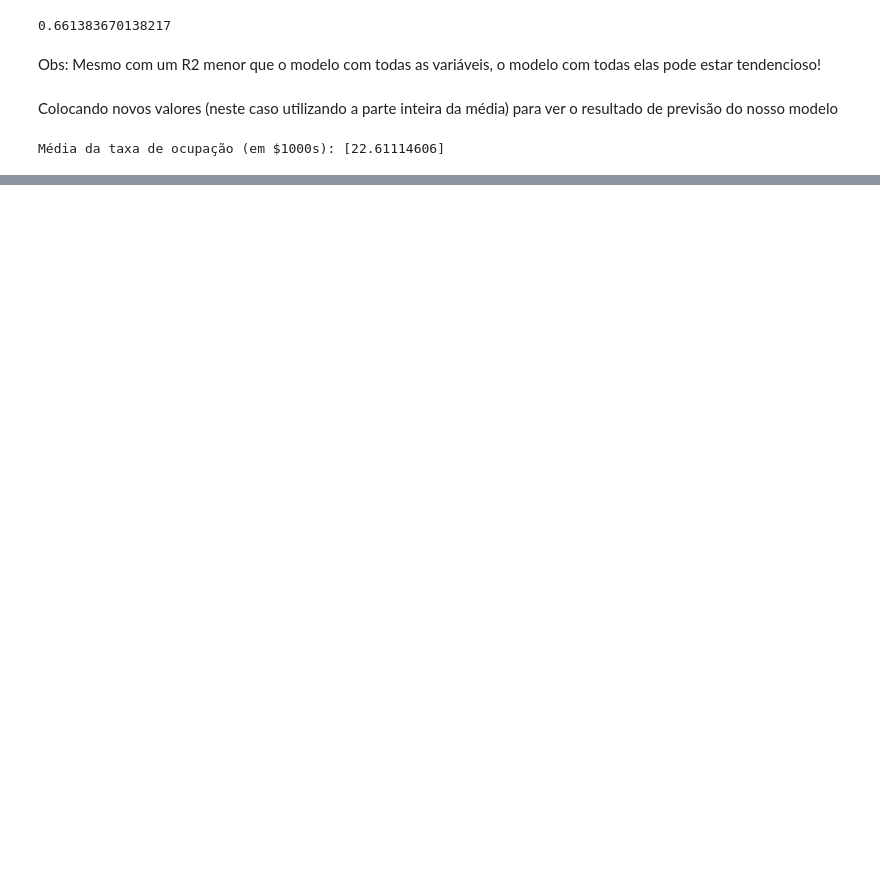
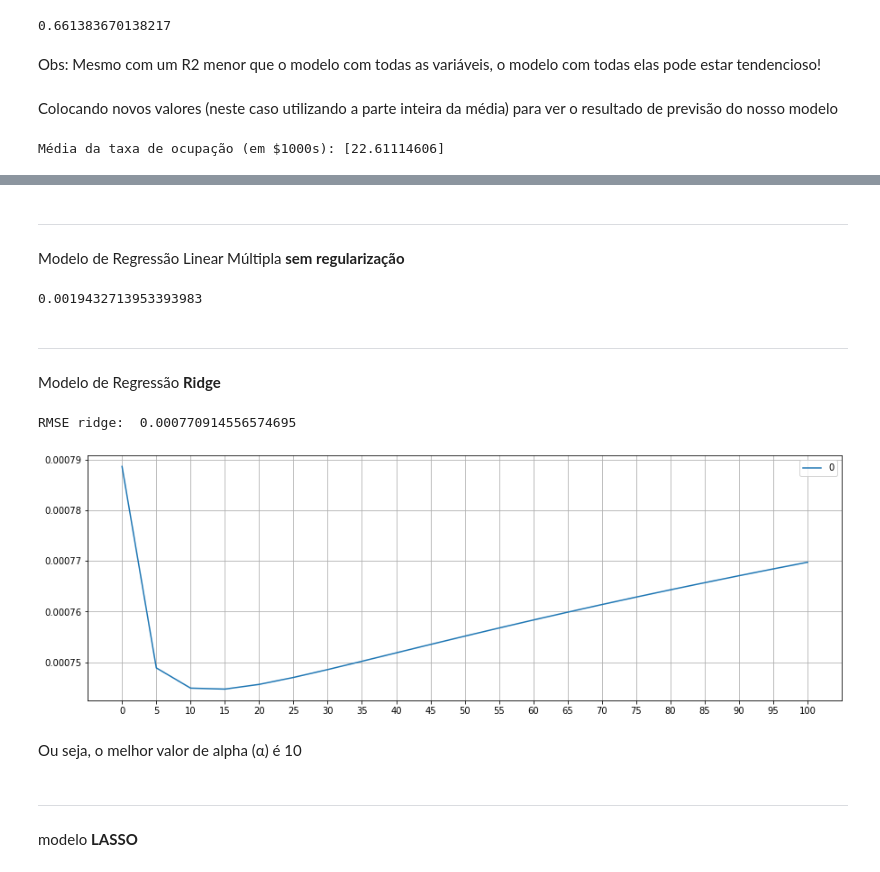
Before and after one commit to GuilhermeRuy97/Machine-Learning-Scientist, a Jupyter notebook: ds_academy/machine-learning/05_regressao_pt_2.ipynb, the cells around one changed output, grey strips where cells are left out. Saved outputs shown, nothing was run; the diff lists cells and outputs as text; code cells hidden in the pictures; blank space fills up the shorter version.

```diff
--- a/ds_academy/machine-learning/05_regressao_pt_2.ipynb
+++ b/ds_academy/machine-learning/05_regressao_pt_2.ipynb
@@ -978,0 +1099,2 @@ Média da taxa de ocupação (em $1000s): [22.61114606]
+# %%
+df_hp_concat = pd.concat(( hp_train.iloc[:, :-1], hp_test.iloc[:, :-1] )) # Caso usassemos .loc -> df.loc[:, 'MSSubClass': 'SaleCondition']
@@ -978,0 +1135,15 @@ Média da taxa de ocupação (em $1000s): [22.61114606]
+# %%
+# Aplying the log1p transformation for variables with skew greater than 0.75
+df_hp_concat[ hp_train_variable_skews ] = np.log1p( df_hp_concat[ hp_train_variable_skews ] )
+
+# Transforming categorical variables into dummy/indicator variables
+df_hp_concat = pd.get_dummies( df_hp_concat )
+
+# Input the median of the feature into NA's values
+df_hp_concat = df_hp_concat.fillna( df_hp_concat.median() )
+# %%
+# Relocating train and test data
+X_train = df_hp_concat[ : hp_train.shape[0] ]
+X_test  = df_hp_concat[ hp_test.shape[0] : ]
+y_train = hp_train['SalePrice']
+# OBS: There is no SalePrice in hp_test
@@ -978,0 +1160,60 @@ Média da taxa de ocupação (em $1000s): [22.61114606]
+# %%
+# Calculating RMSE (root mean squared error) for the regression model
+def rmse_cv( model_x ):
+  rmse = np.sqrt( -cross_val_score( model_x,
+                                    X_train, y_train,
+                                    scoring = 'neg_mean_squared_error',
+                                    cv = 5 ) )
+  return rmse
+# %% [markdown]
+---
+Modelo de Regressão Linear Múltipla **sem regularização**
+# %%
+# Criação do modelo
+modelo_rl_sem_regularizacao = LinearRegression( fit_intercept = True, normalize = False )
+
+# Treinamento do modelo
+modelo_rl_sem_regularizacao.fit( X_train, y_train )
+
+# Média dos RMSE com a função criada anteriormente
+rmse_cv( modelo_rl_sem_regularizacao ).mean()
+# %% [output]
+0.0019432713953393983
+# %% [markdown]
+---
+Modelo de Regressão **Ridge**
+# %%
+# Criação do modelo
+modelo_ridge = Ridge()
+
+# Treinando o modelo com os melhores parâmetros
+cross_val_score( modelo_ridge,
+                 X_train, y_train,
+                 scoring = 'neg_mean_squared_error',
+                 cv = 5 )
+
+# Cálculo do erro médio para o modelo Ridge
+rmse_ridge = np.sqrt( -cross_val_score( modelo_ridge,
+                                        X_train, y_train,
+                                        scoring = 'neg_mean_squared_error',
+                                        cv = 5 ) )
+print( 'RMSE ridge: ', rmse_ridge.mean() )
+# %% [output]
+RMSE ridge:  0.000770914556574695
+# %%
+# List comprehension para achar um valor adequado de alpha usando a função rmse_cv criada
+alpha_values = list( np.arange(0.01, 100.02, step = 5) )
+ridge_cv = [ rmse_cv( Ridge( alpha  = alpha  ) ).mean() for alpha in alpha_values ]
+
+# Plot Alpha vs Erro RMSE
+ridge_cv = pd.DataFrame( ridge_cv, index = alpha_values )
+ridge_cv.plot( figsize = (15,5) )
+plt.xticks(np.arange(0, 101, step=5))
+plt.grid(True);
+# %% [output]
+[figure, added]
+# %% [markdown]
+Ou seja, o melhor valor de alpha (α) é 10
+# %% [markdown]
+---
+modelo **LASSO**
```
Also changed, not shown: parts of 25 cells of this notebook.
